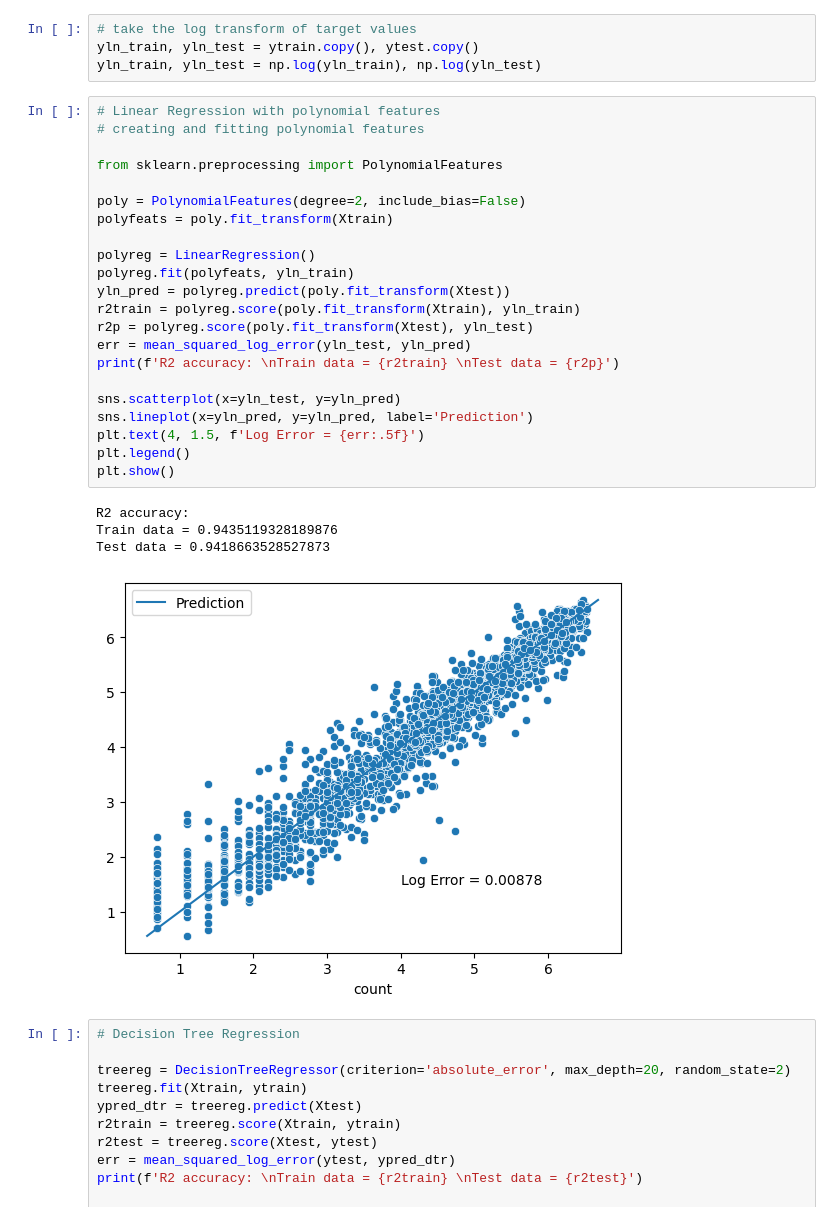
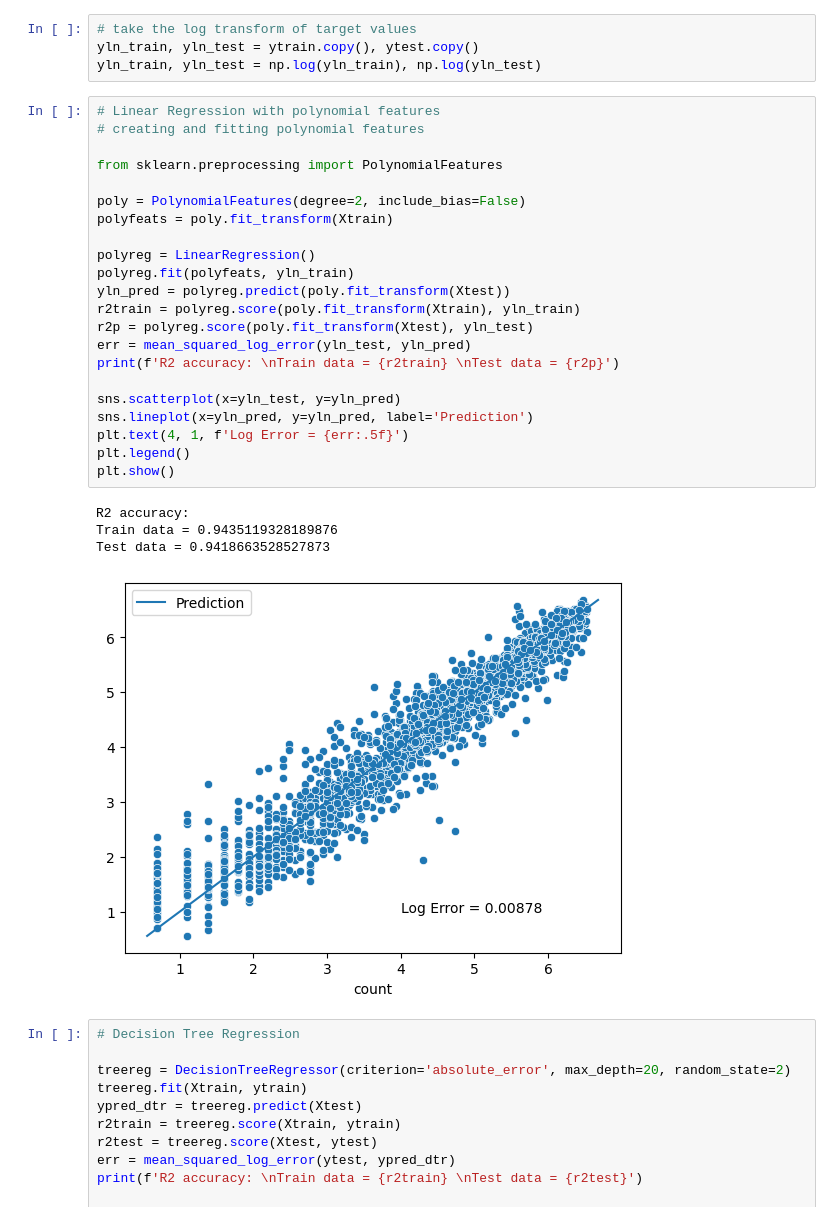
Before and after one commit to annan92419/GaState, a Jupyter notebook: grad_projects/CSC6780 - Data Science/project_main.ipynb, the cells around one changed output. Drawn from its saved outputs; the diff is of its cells as text.

```diff
--- a/grad_projects/CSC6780 - Data Science/project_main.ipynb
+++ b/grad_projects/CSC6780 - Data Science/project_main.ipynb
@@ -635,30 +635,30 @@ yln_train, yln_test = np.log(yln_train), np.log(yln_test)
 # %%
 # Linear Regression with polynomial features
 # creating and fitting polynomial features
 
 from sklearn.preprocessing import PolynomialFeatures
 
 poly = PolynomialFeatures(degree=2, include_bias=False)
 polyfeats = poly.fit_transform(Xtrain)
 
 polyreg = LinearRegression()
 polyreg.fit(polyfeats, yln_train)
 yln_pred = polyreg.predict(poly.fit_transform(Xtest))
 r2train = polyreg.score(poly.fit_transform(Xtrain), yln_train)
 r2p = polyreg.score(poly.fit_transform(Xtest), yln_test)
 err = mean_squared_log_error(yln_test, yln_pred)
 print(f'R2 accuracy: \nTrain data = {r2train} \nTest data = {r2p}')
 
 sns.scatterplot(x=yln_test, y=yln_pred)
 sns.lineplot(x=yln_pred, y=yln_pred, label='Prediction')
-plt.text(4, 1.5, f'Log Error = {err:.5f}')
+plt.text(4, 1, f'Log Error = {err:.5f}')
 plt.legend()
 plt.show()
 # %% [output]
 R2 accuracy:
 Train data = 0.9435119328189876
 Test data = 0.9418663528527873
-[figure, old version]
+[figure, new version]
 # %%
 # Decision Tree Regression
 
```
Also changed, not shown: parts of 4 cells of this notebook.
